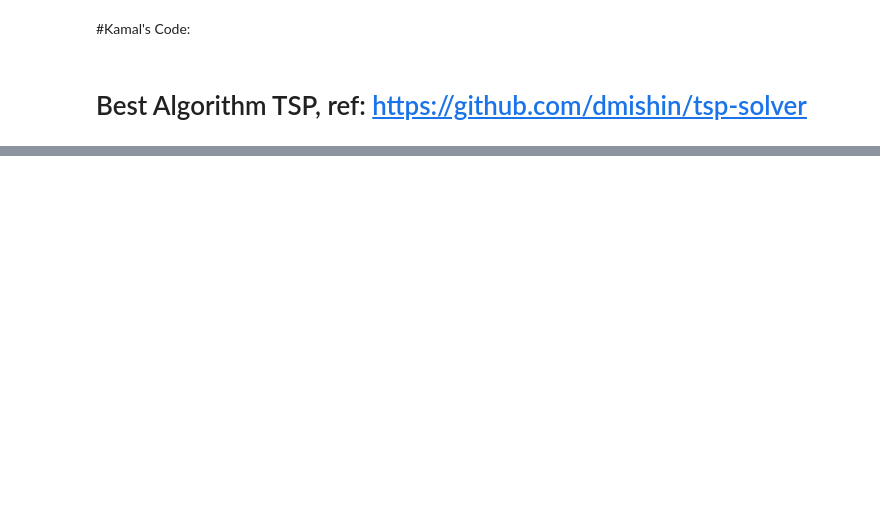
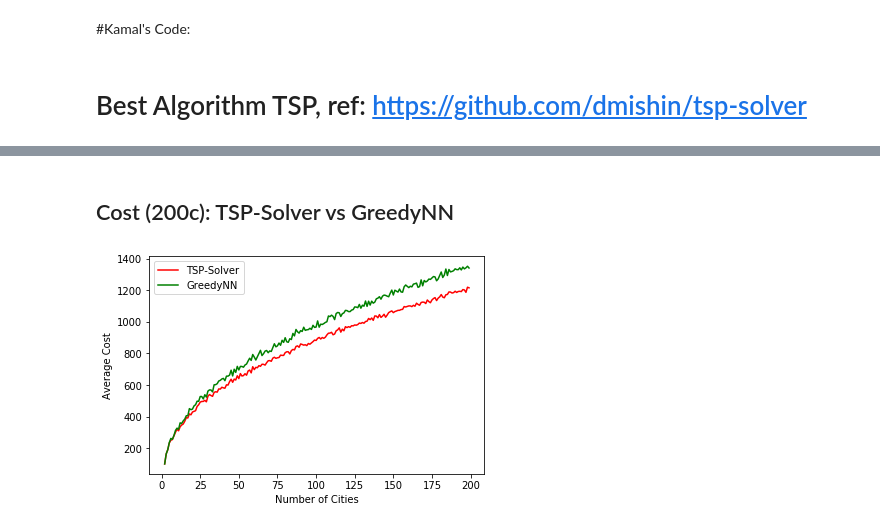
Before and after one commit to sareenv/Travelling-Sales-Man, a Jupyter notebook: visualization.ipynb, the cells around one changed output, grey strips where cells are left out. Saved outputs shown, nothing was run; the diff lists cells and outputs as text; code cells hidden in the pictures; blank space fills up the shorter version.

```diff
--- a/visualization.ipynb
+++ b/visualization.ipynb
@@ -299,0 +148,23 @@ plt.show()
+# %%
+def filter_costs_times(solutions, costs, times):
+
+    filteredTimes = []
+    filteredCosts = []
+    timeTotal = 0
+    costTotal = 0
+    averageCounter = 0
+    currentSize = 2 #always start at length 2
+    for solution, cost, time in zip(solutions, costs, times):
+        if len(solution) == currentSize: #so we average the same size graphs
+            timeTotal += time
+            costTotal += cost
+            averageCounter += 1
+        else:
+            filteredTimes.append(timeTotal / averageCounter)
+            filteredCosts.append(costTotal / averageCounter)
+            timeTotal = 0
+            costTotal = 0
+            averageCounter = 0
+            currentSize = len(solution) #advance onto the next size
+
+    return filteredCosts, filteredTimes
@@ -299,0 +195,11 @@ plt.show()
+# %% [markdown]
+## Cost (200c): TSP-Solver vs GreedyNN
+# %%
+plt.plot(range(2, 200) , filter_cost_tsp, 'r', label="TSP-Solver")
+plt.plot(range(2, 200) , filter_cost_gnn, 'g', label="GreedyNN")
+plt.xlabel("Number of Cities")
+plt.ylabel("Average Cost")
+plt.legend()
+plt.show()
+# %% [output]
+[figure, added]
```
Also changed, not shown: parts of 40 cells of this notebook.
